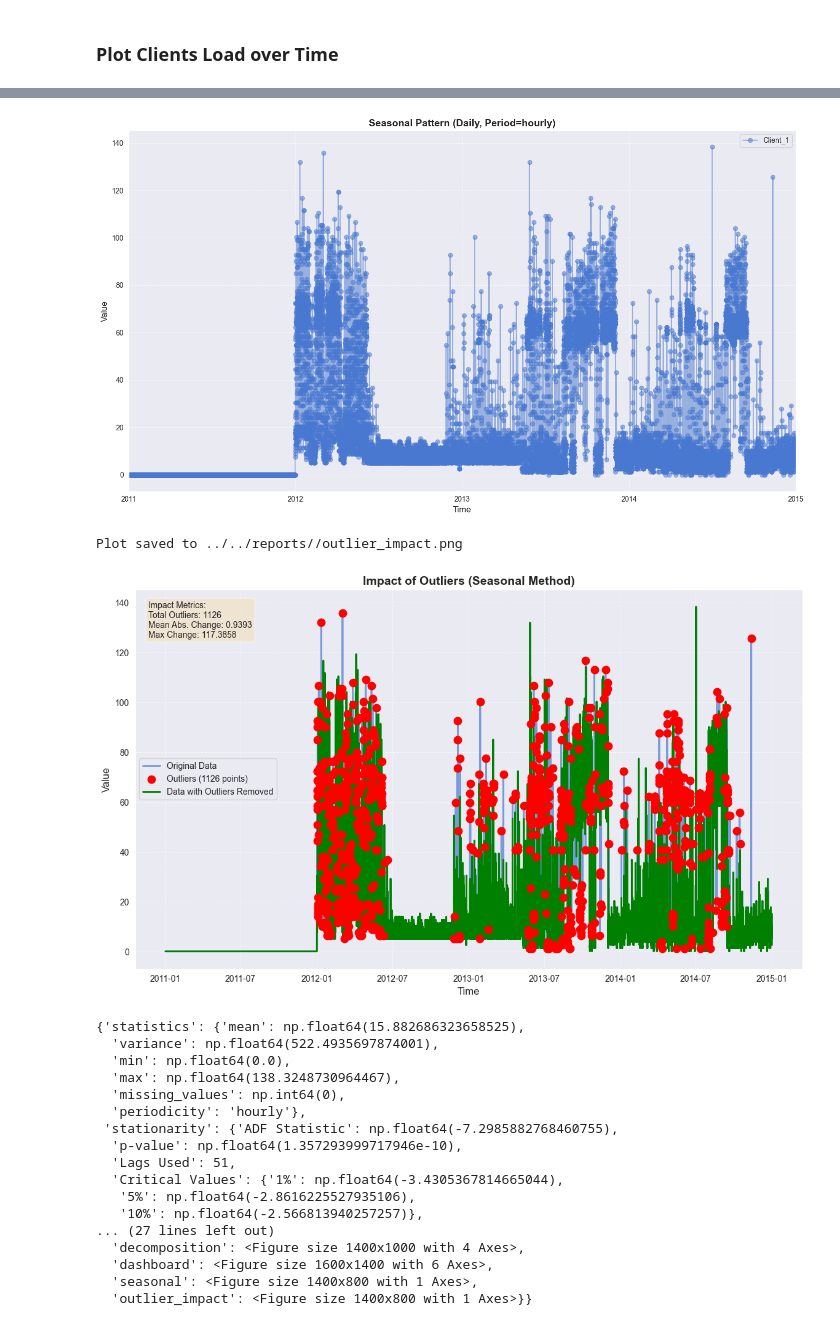
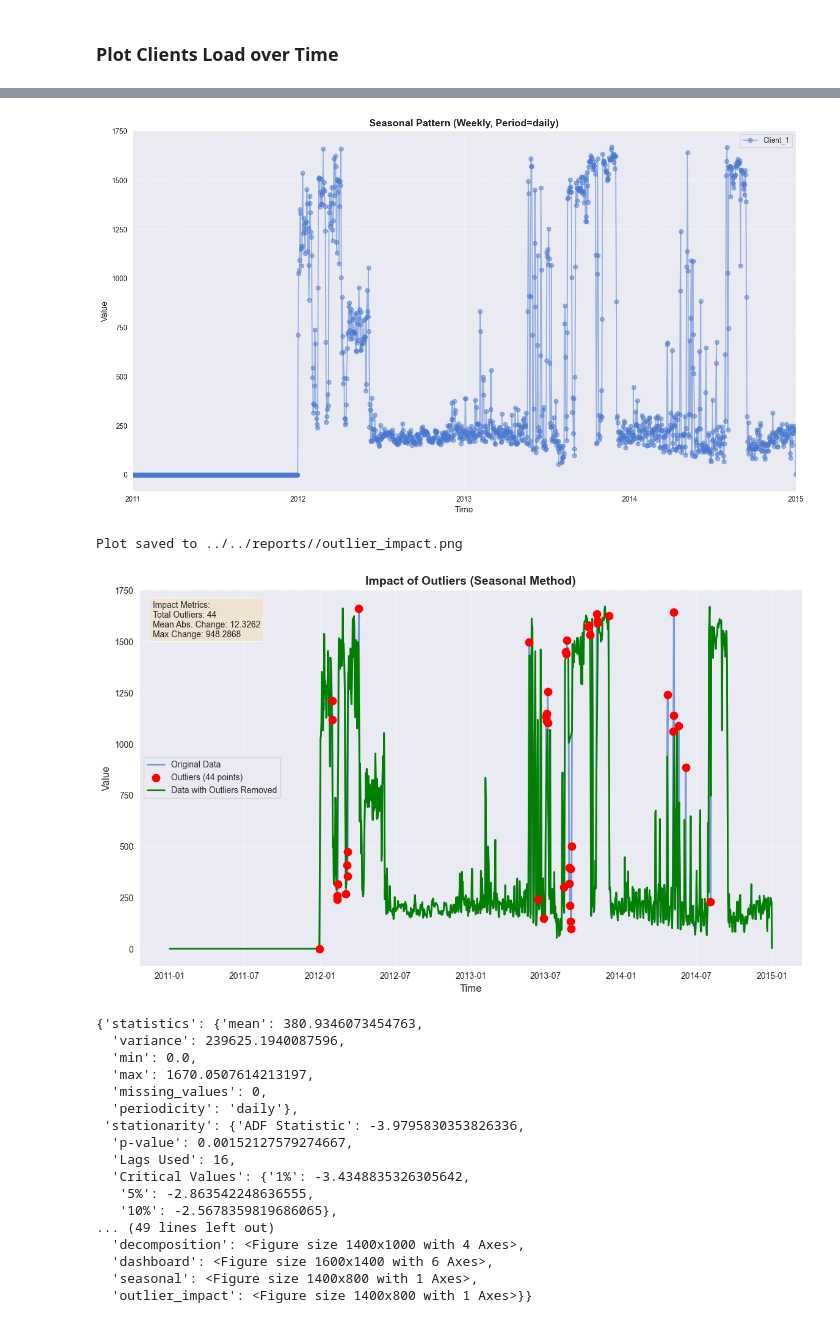
Before and after one commit to TschangoMP/Energy-Demand-Forecast, a Jupyter notebook: notebooks/01_data_analysis/eda.ipynb, the cells around one changed output, grey strips where cells are left out. Saved outputs shown, nothing was run; the diff lists cells and outputs as text; code cells hidden in the pictures.

```diff
--- a/notebooks/01_data_analysis/eda.ipynb
+++ b/notebooks/01_data_analysis/eda.ipynb
@@ -75,7 +75,7 @@ df_daily = df.resample("D").sum()
 ### Plot Clients Load over Time
 # %%
 # Select a sample client for analysis
-client_ts = df_hourly["Client_1"].dropna()
+client_ts = df_daily["Client_1"].dropna()
 
 # Instantiate the EDA class
 ts_eda = TimeSeriesEDA(client_ts)
@@ -110,20 +110,20 @@ Plot saved to ../../reports//dashboard.png
 Plot saved to ../../reports//seasonal.png
-[figure, old version]
+[figure, new version]
 Plot saved to ../../reports//outlier_impact.png
-[figure, old version]
+[figure, new version]
-{'statistics': {'mean': np.float64(15.882686323658525),
-  'variance': np.float64(522.4935697874001),
-  'min': np.float64(0.0),
-  'max': np.float64(138.3248730964467),
-  'missing_values': np.int64(0),
-  'periodicity': 'hourly'},
- 'stationarity': {'ADF Statistic': np.float64(-7.2985882768460755),
-  'p-value': np.float64(1.357293999717946e-10),
-  'Lags Used': 51,
-  'Critical Values': {'1%': np.float64(-3.4305367814665044),
-   '5%': np.float64(-2.8616225527935106),
-   '10%': np.float64(-2.566813940257257)},
-... (27 lines left out)
+{'statistics': {'mean': 380.9346073454763,
+  'variance': 239625.1940087596,
+  'min': 0.0,
+  'max': 1670.0507614213197,
+  'missing_values': 0,
+  'periodicity': 'daily'},
+ 'stationarity': {'ADF Statistic': -3.9795830353826336,
+  'p-value': 0.00152127579274667,
+  'Lags Used': 16,
+  'Critical Values': {'1%': -3.4348835326305642,
+   '5%': -2.863542248636555,
+   '10%': -2.5678359819686065},
+... (49 lines left out)
   'decomposition': <Figure size 1400x1000 with 4 Axes>,
   'dashboard': <Figure size 1600x1400 with 6 Axes>,
   'seasonal': <Figure size 1400x800 with 1 Axes>,
```
Also changed, not shown: parts of 2 cells of this notebook, 20 other files.
